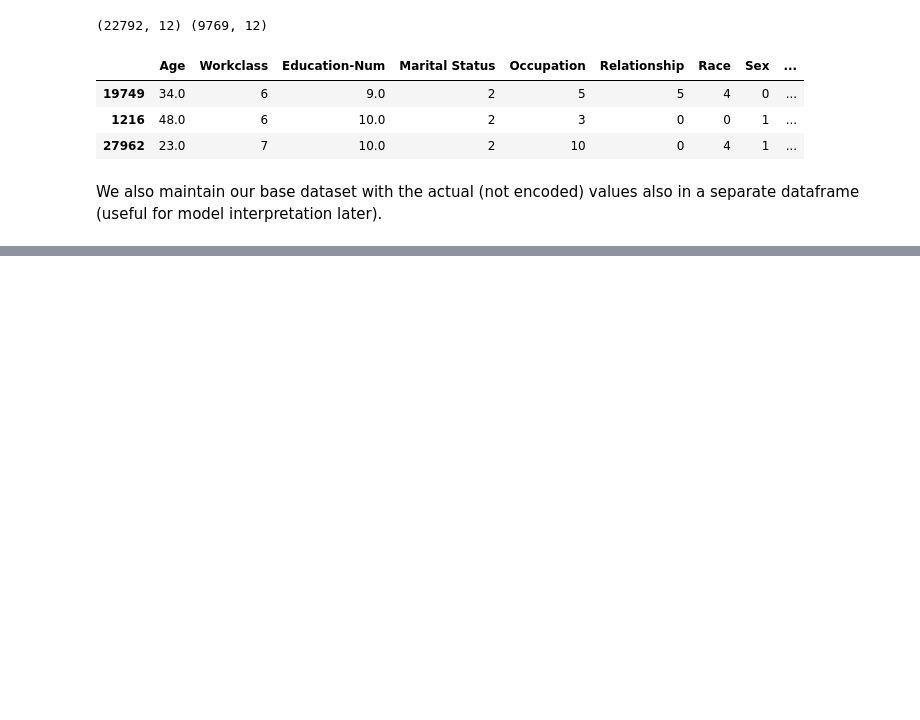
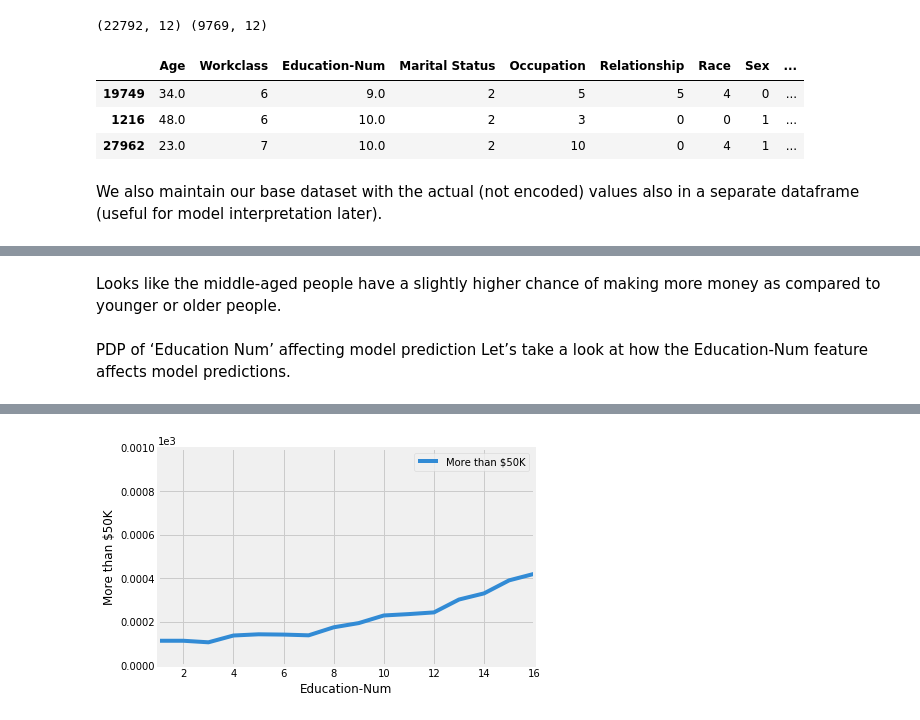
Before and after one commit to mtofighi/Machine-Learning-Model-Interpretation, a Jupyter notebook: MachineLearningModelInterpretation.ipynb, the cells around one changed output, grey strips where cells are left out. Saved outputs shown, nothing was run; the diff lists cells and outputs as text; code cells hidden in the pictures; blank space fills up the shorter version.

```diff
--- a/MachineLearningModelInterpretation.ipynb
+++ b/MachineLearningModelInterpretation.ipynb
@@ -310,0 +561,11 @@ X_train_disp.head(3)
+# %% [markdown]
+Looks like the middle-aged people have a slightly higher chance of making more money as compared to younger or older people.
+# %% [markdown]
+PDP of ‘Education Num’ affecting model prediction
+Let’s take a look at how the Education-Num feature affects model predictions.
+# %%
+r = interpreter.partial_dependence.plot_partial_dependence(['Education-Num'], im_model, grid_resolution=50,
+                                                           grid_range=(0,1), n_samples=23000,
+                                                           with_variance=True, figsize = (6, 4))
+yl = r[0][1].set_ylim(0, 1)
+# %% [output]
@@ -310,0 +575 @@ X_train_disp.head(3)
+[figure, added]
```
Also changed, not shown: parts of 36 cells of this notebook.
